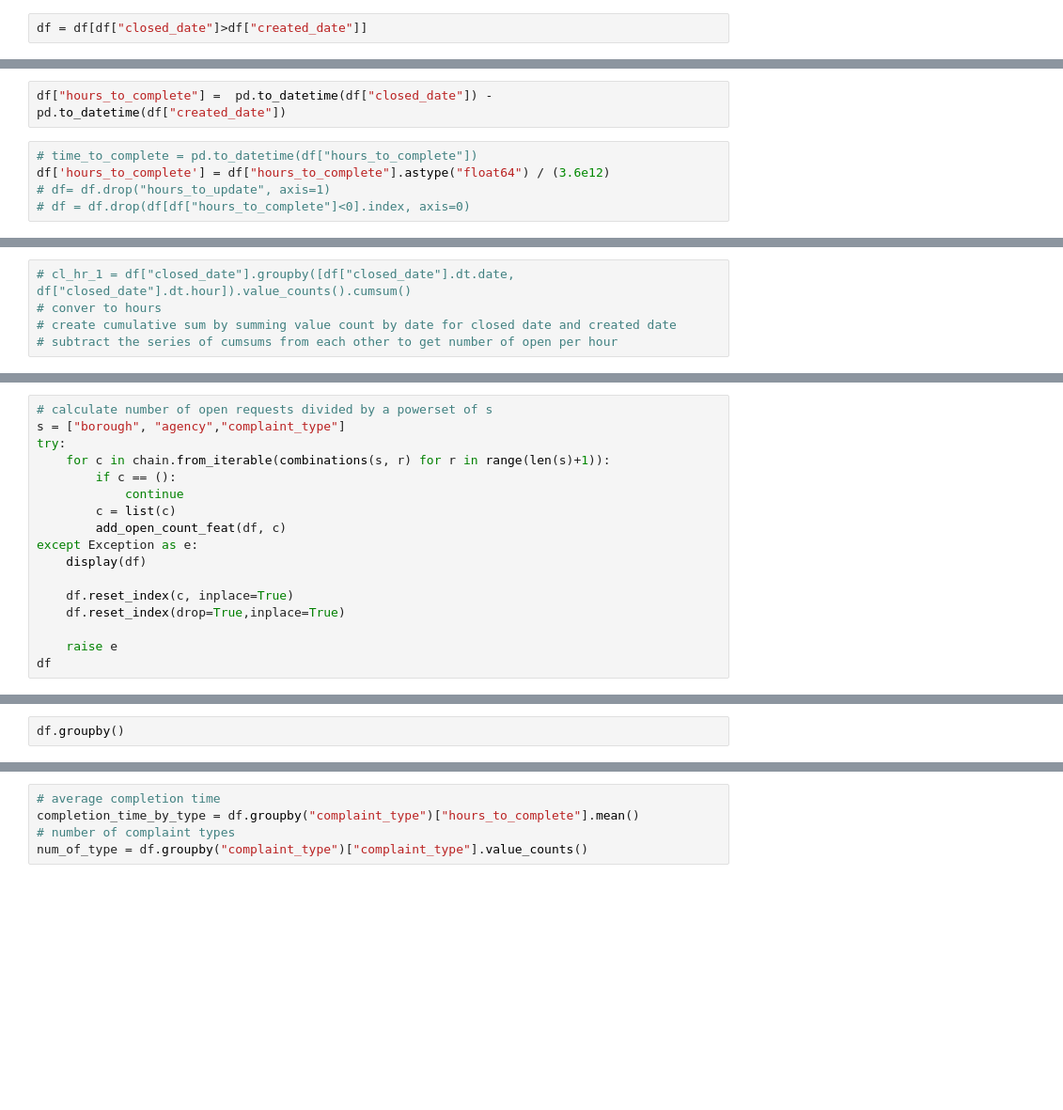
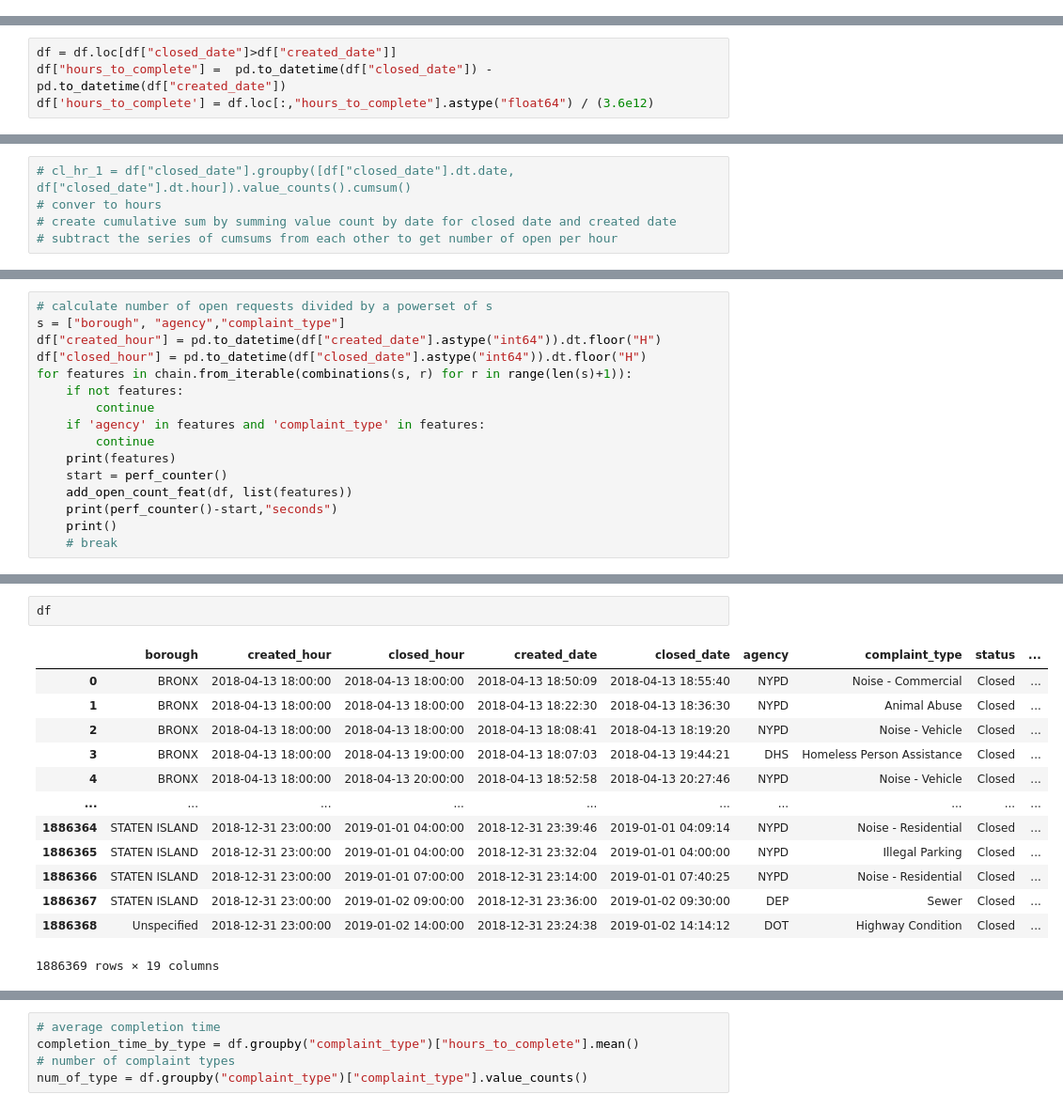
Before and after one commit to jamorr/Capstone, a Jupyter notebook: src/preprocessing.ipynb, the cells around one changed output, grey strips where cells are left out. Shown at 94% size. Cells and saved outputs as stored; diff of their text form; blank space fills up the shorter version.

Commit message:
fixed number of open reqs. calculation

```diff
--- a/src/preprocessing.ipynb
+++ b/src/preprocessing.ipynb
@@ -96,2 +46,0 @@ dtype: int64
-# %%
-df = df[df["closed_date"]>df["created_date"]]
@@ -98,7 +65,4 @@ df = df[df["closed_date"]>df["created_date"]]
 # %%
+df = df.loc[df["closed_date"]>df["created_date"]]
 df["hours_to_complete"] =  pd.to_datetime(df["closed_date"]) - pd.to_datetime(df["created_date"])
+df['hours_to_complete'] = df.loc[:,"hours_to_complete"].astype("float64") / (3.6e12)
-# %%
-# time_to_complete = pd.to_datetime(df["hours_to_complete"])
-df['hours_to_complete'] = df["hours_to_complete"].astype("float64") / (3.6e12)
-# df= df.drop("hours_to_update", axis=1)
-# df = df.drop(df[df["hours_to_complete"]<0].index, axis=0)
@@ -253,18 +172,17 @@ def add_open_count_feat(df:pd.DataFrame, features:list[str]):
 # %%
 # calculate number of open requests divided by a powerset of s
 s = ["borough", "agency","complaint_type"]
-try:
-    for c in chain.from_iterable(combinations(s, r) for r in range(len(s)+1)):
-        if c == ():
-            continue
-        c = list(c)
-        add_open_count_feat(df, c)
-except Exception as e:
-    display(df)
-
-    df.reset_index(c, inplace=True)
-    df.reset_index(drop=True,inplace=True)
-
-    raise e
-df
+df["created_hour"] = pd.to_datetime(df["created_date"].astype("int64")).dt.floor("H")
+df["closed_hour"] = pd.to_datetime(df["closed_date"].astype("int64")).dt.floor("H")
+for features in chain.from_iterable(combinations(s, r) for r in range(len(s)+1)):
+    if not features:
+        continue
+    if 'agency' in features and 'complaint_type' in features:
+        continue
+    print(features)
+    start = perf_counter()
+    add_open_count_feat(df, list(features))
+    print(perf_counter()-start,"seconds")
+    print()
+    # break
 # %% [output]
@@ -303,2 +233,16 @@ df
 # %%
-df.groupby()
+df
+# %% [output]
+|  | borough | created_hour | closed_hour | created_date | closed_date | agency | complaint_type | status | ... |
+| 0 | BRONX | 2018-04-13 18:00:00 | 2018-04-13 18:00:00 | 2018-04-13 18:50:09 | 2018-04-13 18:55:40 | NYPD | Noise - Commercial | Closed | ... |
+| 1 | BRONX | 2018-04-13 18:00:00 | 2018-04-13 18:00:00 | 2018-04-13 18:22:30 | 2018-04-13 18:36:30 | NYPD | Animal Abuse | Closed | ... |
+| 2 | BRONX | 2018-04-13 18:00:00 | 2018-04-13 18:00:00 | 2018-04-13 18:08:41 | 2018-04-13 18:19:20 | NYPD | Noise - Vehicle | Closed | ... |
+| 3 | BRONX | 2018-04-13 18:00:00 | 2018-04-13 19:00:00 | 2018-04-13 18:07:03 | 2018-04-13 19:44:21 | DHS | Homeless Person Assistance | Closed | ... |
+| 4 | BRONX | 2018-04-13 18:00:00 | 2018-04-13 20:00:00 | 2018-04-13 18:52:58 | 2018-04-13 20:27:46 | NYPD | Noise - Vehicle | Closed | ... |
+| ... | ... | ... | ... | ... | ... | ... | ... | ... | ... |
+| 1886364 | STATEN ISLAND | 2018-12-31 23:00:00 | 2019-01-01 04:00:00 | 2018-12-31 23:39:46 | 2019-01-01 04:09:14 | NYPD | Noise - Residential | Closed | ... |
+| 1886365 | STATEN ISLAND | 2018-12-31 23:00:00 | 2019-01-01 04:00:00 | 2018-12-31 23:32:04 | 2019-01-01 04:00:00 | NYPD | Illegal Parking | Closed | ... |
+| 1886366 | STATEN ISLAND | 2018-12-31 23:00:00 | 2019-01-01 07:00:00 | 2018-12-31 23:14:00 | 2019-01-01 07:40:25 | NYPD | Noise - Residential | Closed | ... |
+| 1886367 | STATEN ISLAND | 2018-12-31 23:00:00 | 2019-01-02 09:00:00 | 2018-12-31 23:36:00 | 2019-01-02 09:30:00 | DEP | Sewer | Closed | ... |
+| 1886368 | Unspecified | 2018-12-31 23:00:00 | 2019-01-02 14:00:00 | 2018-12-31 23:24:38 | 2019-01-02 14:14:12 | DOT | Highway Condition | Closed | ... |
+1886369 rows × 19 columns
```
Also changed, not shown: parts of 26 cells of this notebook.
